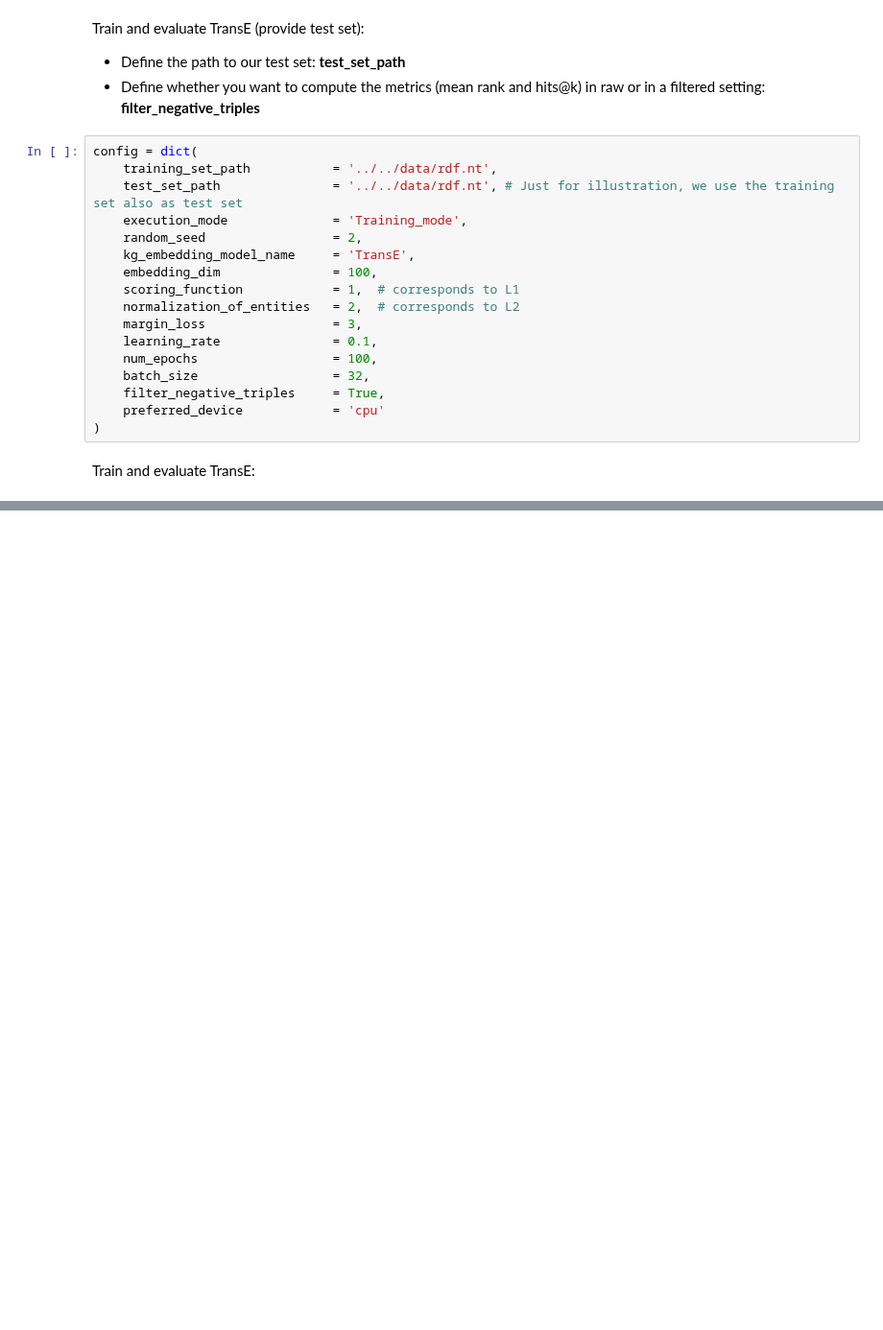
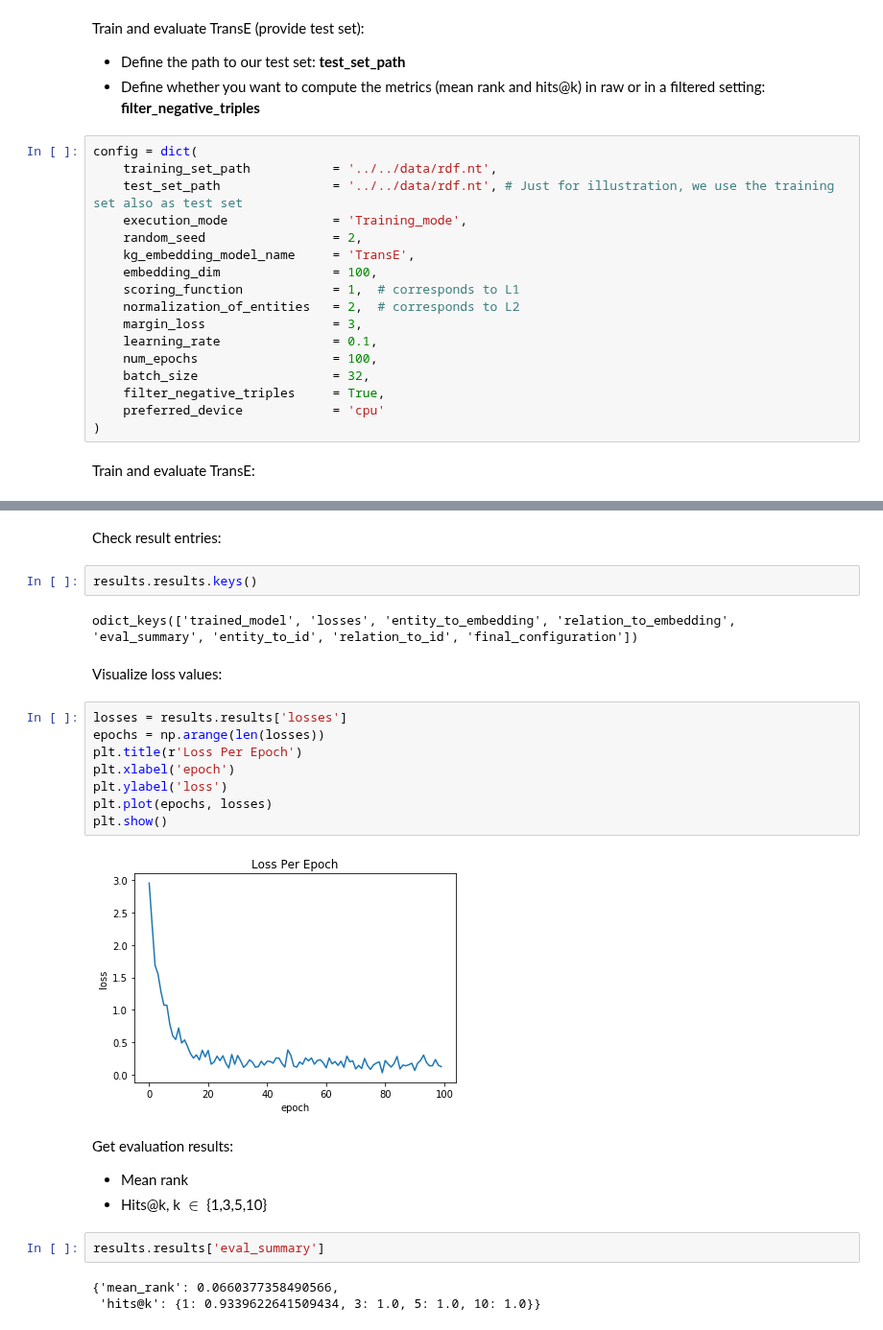
Before and after one commit to pykeen/pykeen, a Jupyter notebook: notebooks/train_and_evaluate/Train and Evaluate TransE on RDF.ipynb, the cells around one changed output, grey strips where cells are left out. Shown at 96% size. Cells and saved outputs as stored; diff of their text form; blank space fills up the shorter version.

```diff
--- a/notebooks/train_and_evaluate/Train and Evaluate TransE on RDF.ipynb
+++ b/notebooks/train_and_evaluate/Train and Evaluate TransE on RDF.ipynb
@@ -148,0 +148,27 @@ NameError: name 'pykeen' is not defined
+# %% [markdown]
+Check result entries:
+# %%
+results.results.keys()
+# %% [output]
+odict_keys(['trained_model', 'losses', 'entity_to_embedding', 'relation_to_embedding', 'eval_summary', 'entity_to_id', 'relation_to_id', 'final_configuration'])
+# %% [markdown]
+Visualize loss values:
+# %%
+losses = results.results['losses']
+epochs = np.arange(len(losses))
+plt.title(r'Loss Per Epoch')
+plt.xlabel('epoch')
+plt.ylabel('loss')
+plt.plot(epochs, losses)
+plt.show()
+# %% [output]
+[figure, added]
+# %% [markdown]
+Get evaluation results:
+ * Mean rank
+ * Hits@k, k $\in$ {1,3,5,10}
+# %%
+results.results['eval_summary']
+# %% [output]
+{'mean_rank': 0.0660377358490566,
+ 'hits@k': {1: 0.9339622641509434, 3: 1.0, 5: 1.0, 10: 1.0}}
```
Also changed, not shown: parts of 5 cells of this notebook.
